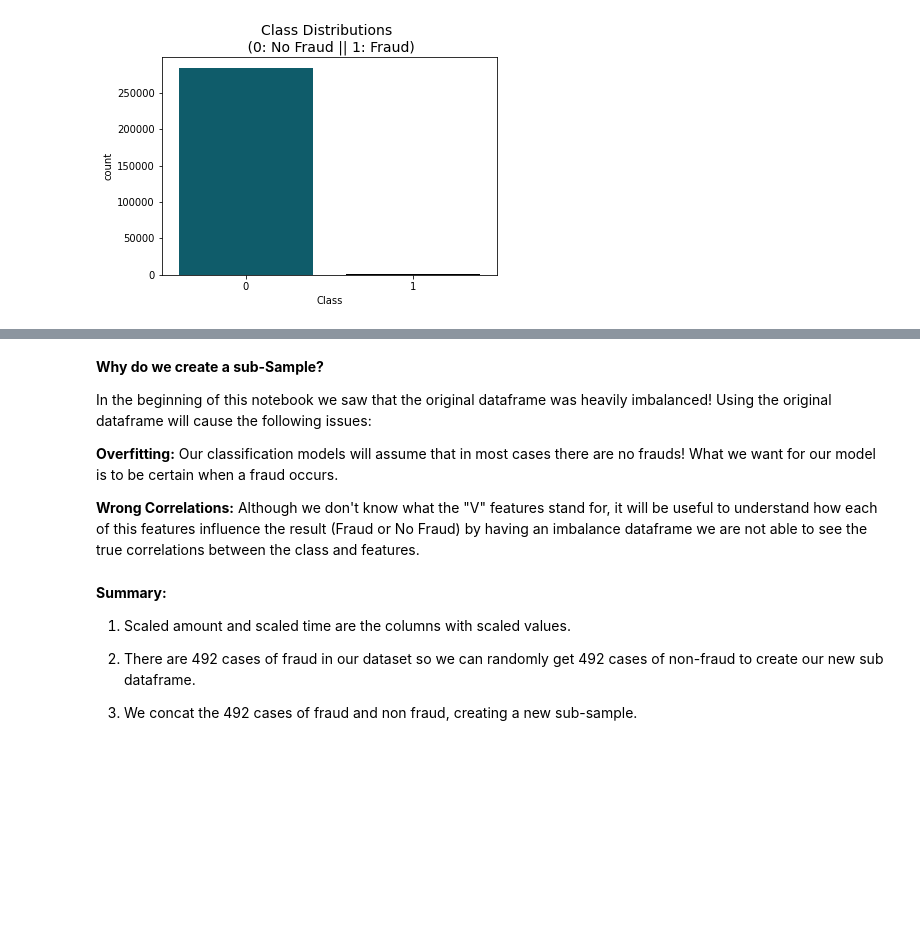
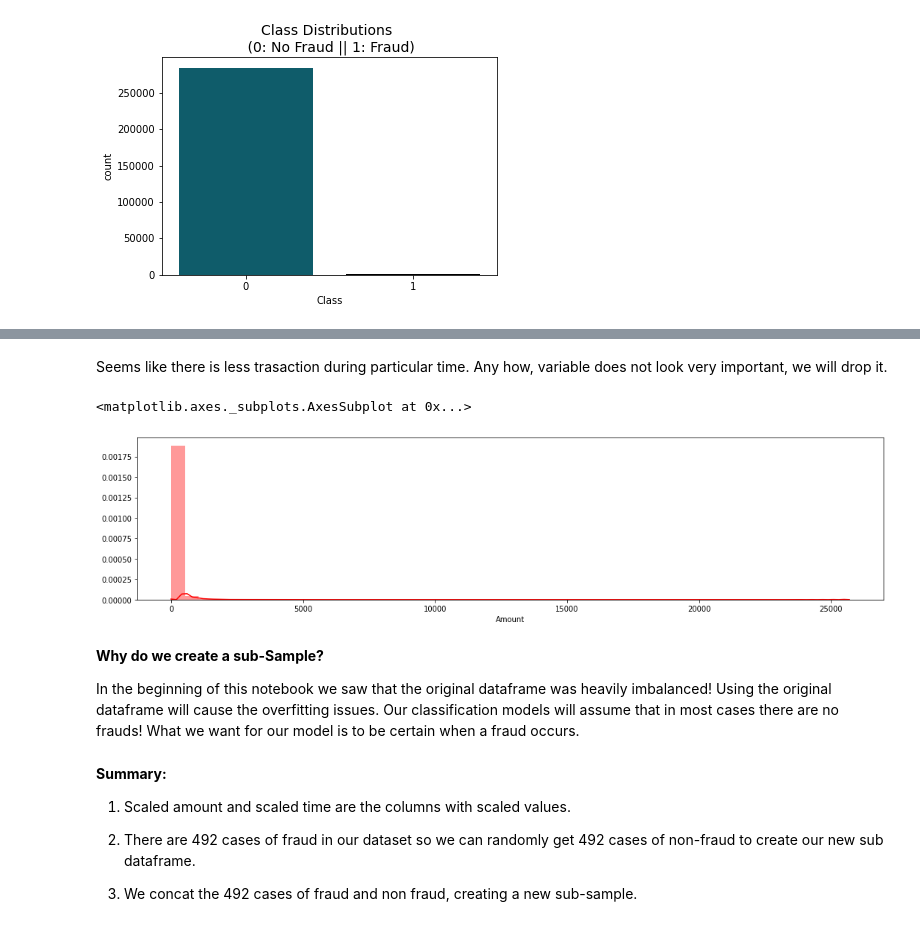
Before and after one commit to mountechsolutions/anomaly-detection, a Jupyter notebook: anomalydetection.ipynb, the cells around one changed output, grey strips where cells are left out. Saved outputs shown, nothing was run; the diff lists cells and outputs as text; code cells hidden in the pictures; blank space fills up the shorter version.

```diff
--- a/anomalydetection.ipynb
+++ b/anomalydetection.ipynb
@@ -132,11 +103,15 @@ plt.show()
+# %% [markdown]
+Seems like there is less trasaction during particular time. Any how, variable does not look very important, we will drop it.
+# %%
+plt.figure(figsize=(18,4))
+sns.distplot(card['Amount'], color='red')
+# %% [output]
+<matplotlib.axes._subplots.AxesSubplot at 0x...>
+[figure, added]
 # %% [markdown]
 **Why do we create a sub-Sample?**
 
-In the beginning of this notebook we saw that the original dataframe was heavily imbalanced! Using the original dataframe will cause the following issues:
-
-**Overfitting:** Our classification models will assume that in most cases there are no frauds! What we want for our model is to be certain when a fraud occurs.
-
-**Wrong Correlations:** Although we don't know what the "V" features stand for, it will be useful to understand how each of this features influence the result (Fraud or No Fraud) by having an imbalance dataframe we are not able to see the true correlations between the class and features.
+In the beginning of this notebook we saw that the original dataframe was heavily imbalanced! Using the original dataframe will cause the overfitting issues. Our classification models will assume that in most cases there are no frauds! What we want for our model is to be certain when a fraud occurs.
 # %% [markdown]
 **Summary:**
 
```
Also changed, not shown: parts of 22 cells of this notebook.
